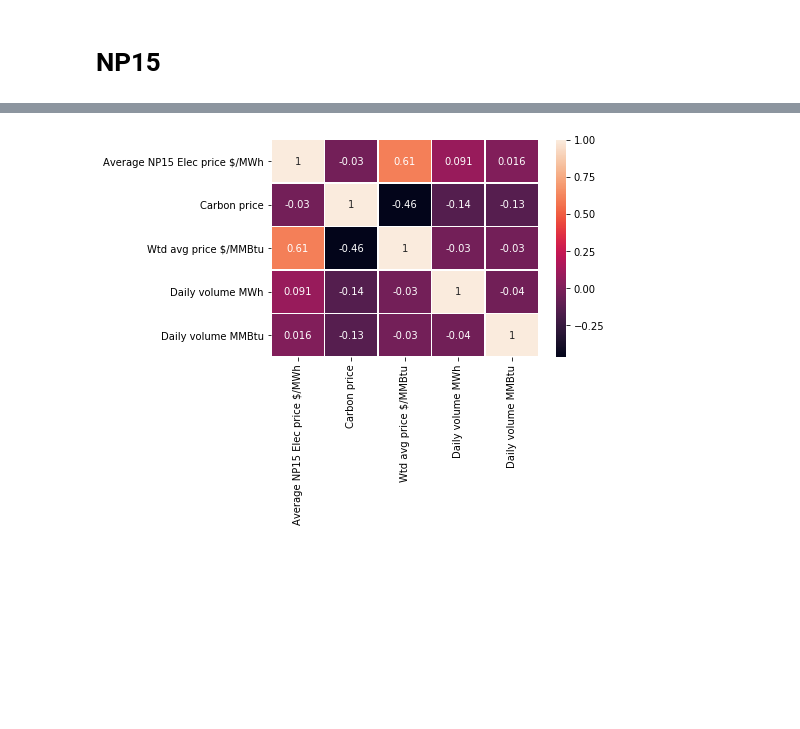
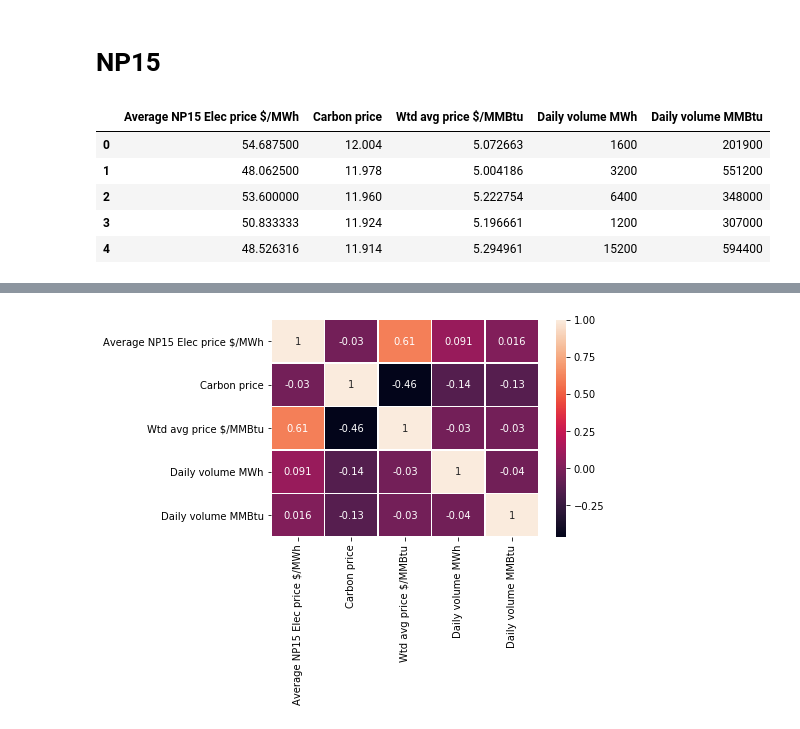
Before and after one commit to chaweewatp/paper04, a Jupyter notebook: 2_1_datavisualization_Heat_map.ipynb, the cells around one changed output, grey strips where cells are left out. Saved outputs shown, nothing was run; the diff lists cells and outputs as text; code cells hidden in the pictures; blank space fills up the shorter version.

```diff
--- a/2_1_datavisualization_Heat_map.ipynb
+++ b/2_1_datavisualization_Heat_map.ipynb
@@ -15,6 +16,15 @@ df['Wtd avg price $/MMBtu']=df_NP15['Wtd avg price $/MMBtu']
 df['Daily volume MWh']=df_NP15['Daily volume MWh']
 df['Daily volume MMBtu']=df_NP15['Daily volume MMBtu']
 corr = df.corr()
+# %%
+df.head()
+# %% [output]
+|  | Average NP15 Elec price $/MWh | Carbon price | Wtd avg price $/MMBtu | Daily volume MWh | Daily volume MMBtu |
+| 0 | 54.687500 | 12.004 | 5.072663 | 1600 | 201900 |
+| 1 | 48.062500 | 11.978 | 5.004186 | 3200 | 551200 |
+| 2 | 53.600000 | 11.960 | 5.222754 | 6400 | 348000 |
+| 3 | 50.833333 | 11.924 | 5.196661 | 1200 | 307000 |
+| 4 | 48.526316 | 11.914 | 5.294961 | 15200 | 594400 |
 # %%
 corr
 # %% [output]
```
Also changed, not shown: parts of 1 cell of this notebook, 1 other file.
